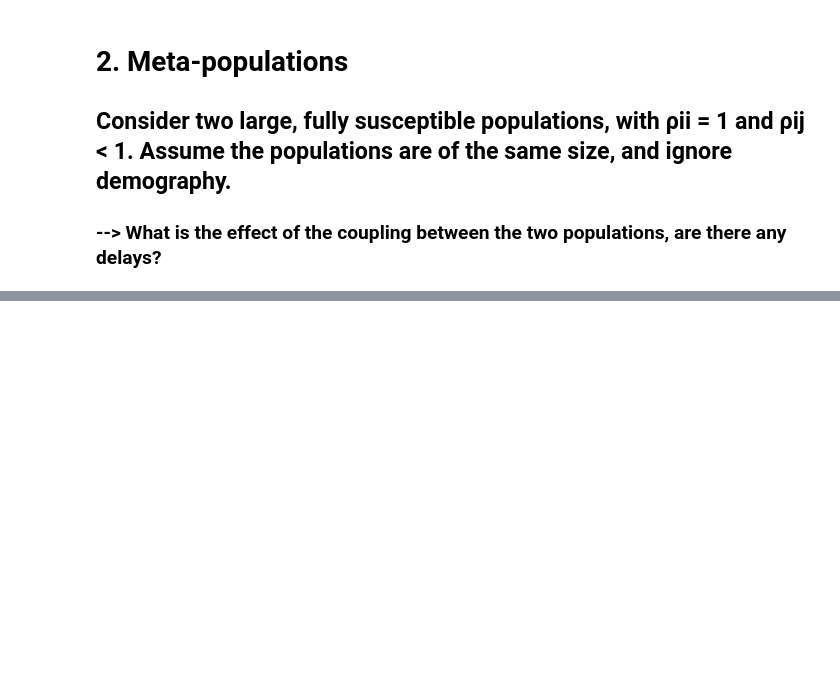
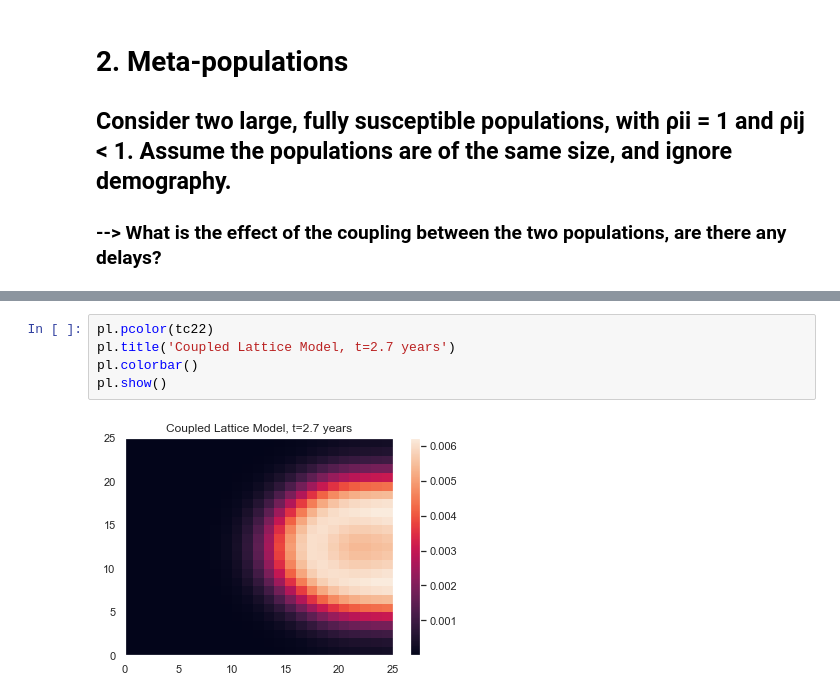
Before and after one commit to rebeccadavidsson/ICSassignment2, a Jupyter notebook: Gillespie.ipynb, the cells around one changed output, grey strips where cells are left out. Cells and saved outputs as stored; diff of their text form; blank space fills up the shorter version.

Commit message:
lattice

```diff
--- a/Gillespie.ipynb
+++ b/Gillespie.ipynb
@@ -493,0 +805,7 @@ plt.show()
+# %%
+pl.pcolor(tc22)
+pl.title('Coupled Lattice Model, t=2.7 years')
+pl.colorbar()
+pl.show()
+# %% [output]
+[figure, added]
```
Also changed, not shown: parts of 12 cells of this notebook.
